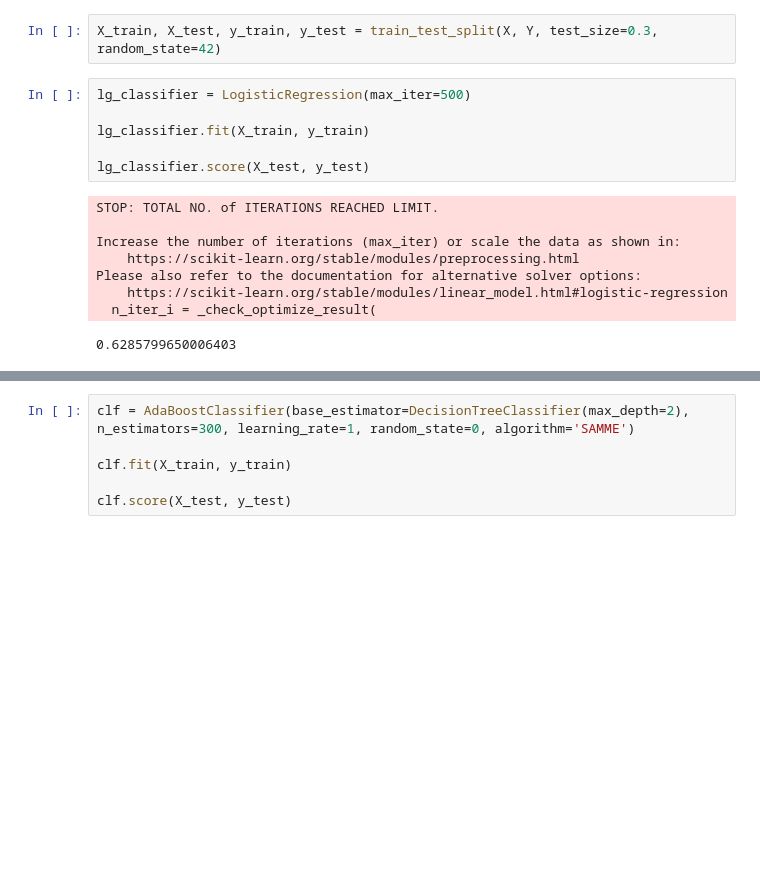
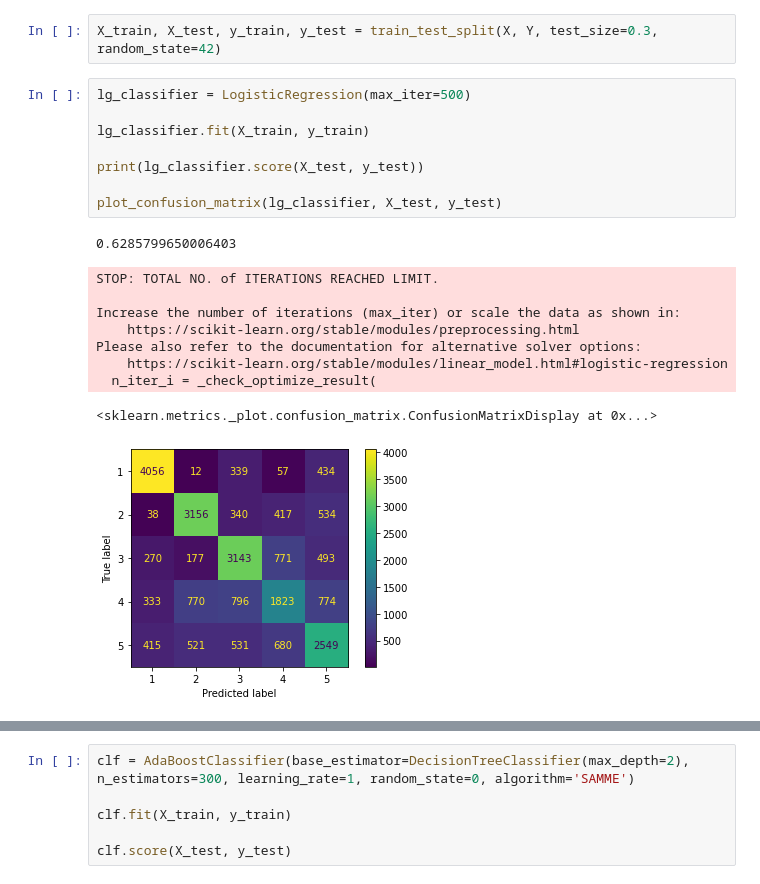
Before and after one commit to JanSchering/natural_computing, a Jupyter notebook: assignment_5/ex5.ipynb, the cells around one changed output, grey strips where cells are left out. Drawn from its saved outputs; the diff is of its cells as text; blank space fills up the shorter version.

Commit message:
Ex5 confusion matrices

```diff
--- a/assignment_5/ex5.ipynb
+++ b/assignment_5/ex5.ipynb
@@ -225,18 +225,22 @@ X_train, X_test, y_train, y_test = train_test_split(X, Y, test_size=0.3, random_
 # %%
 lg_classifier = LogisticRegression(max_iter=500)
 
 lg_classifier.fit(X_train, y_train)
 
-lg_classifier.score(X_test, y_test)
+print(lg_classifier.score(X_test, y_test))
+
+plot_confusion_matrix(lg_classifier, X_test, y_test)
 # %% [output]
-STOP: TOTAL NO. of ITERATIONS REACHED LIMIT.
-
-Increase the number of iterations (max_iter) or scale the data as shown in:
-    https://scikit-learn.org/stable/modules/preprocessing.html
-Please also refer to the documentation for alternative solver options:
-    https://scikit-learn.org/stable/modules/linear_model.html#logistic-regression
-  n_iter_i = _check_optimize_result(
+0.6285799650006403
-0.6285799650006403
+STOP: TOTAL NO. of ITERATIONS REACHED LIMIT.
+
+Increase the number of iterations (max_iter) or scale the data as shown in:
+    https://scikit-learn.org/stable/modules/preprocessing.html
+Please also refer to the documentation for alternative solver options:
+    https://scikit-learn.org/stable/modules/linear_model.html#logistic-regression
+  n_iter_i = _check_optimize_result(
+<sklearn.metrics._plot.confusion_matrix.ConfusionMatrixDisplay at 0x...>
+[figure, added]
 # %%
 scaler = StandardScaler().fit(X_train)
 
```
Also changed, not shown: parts of 6 cells of this notebook, 6 other files.
